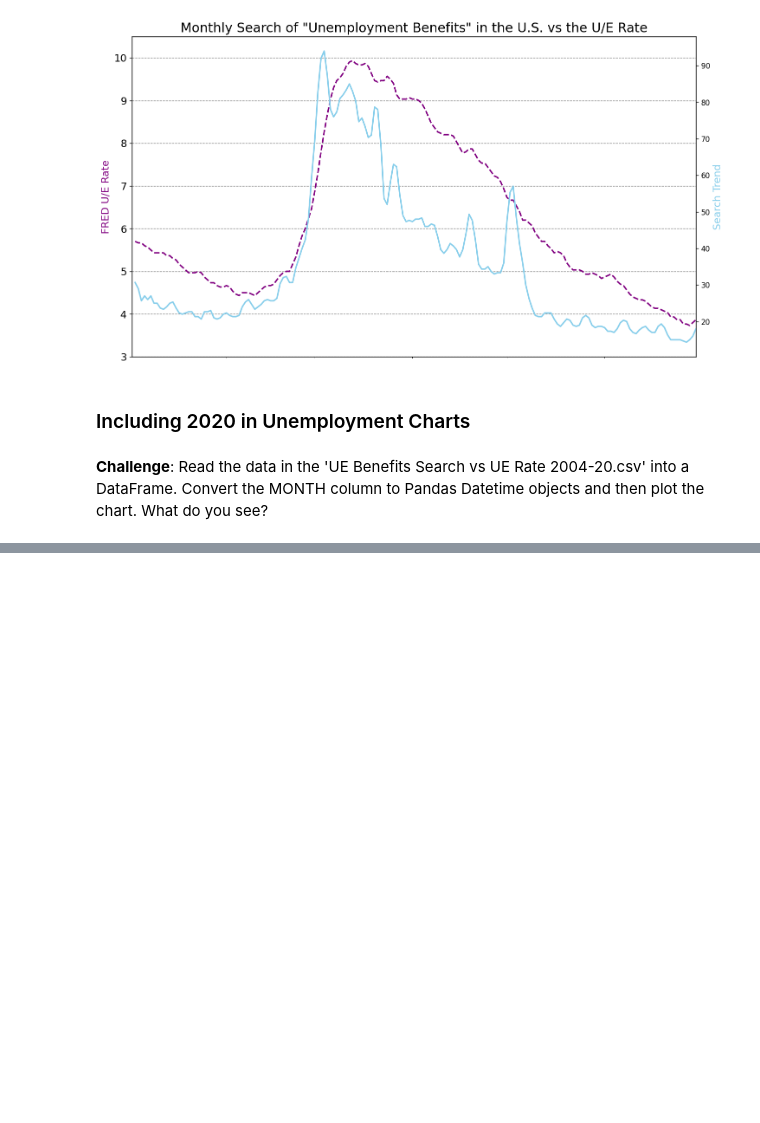
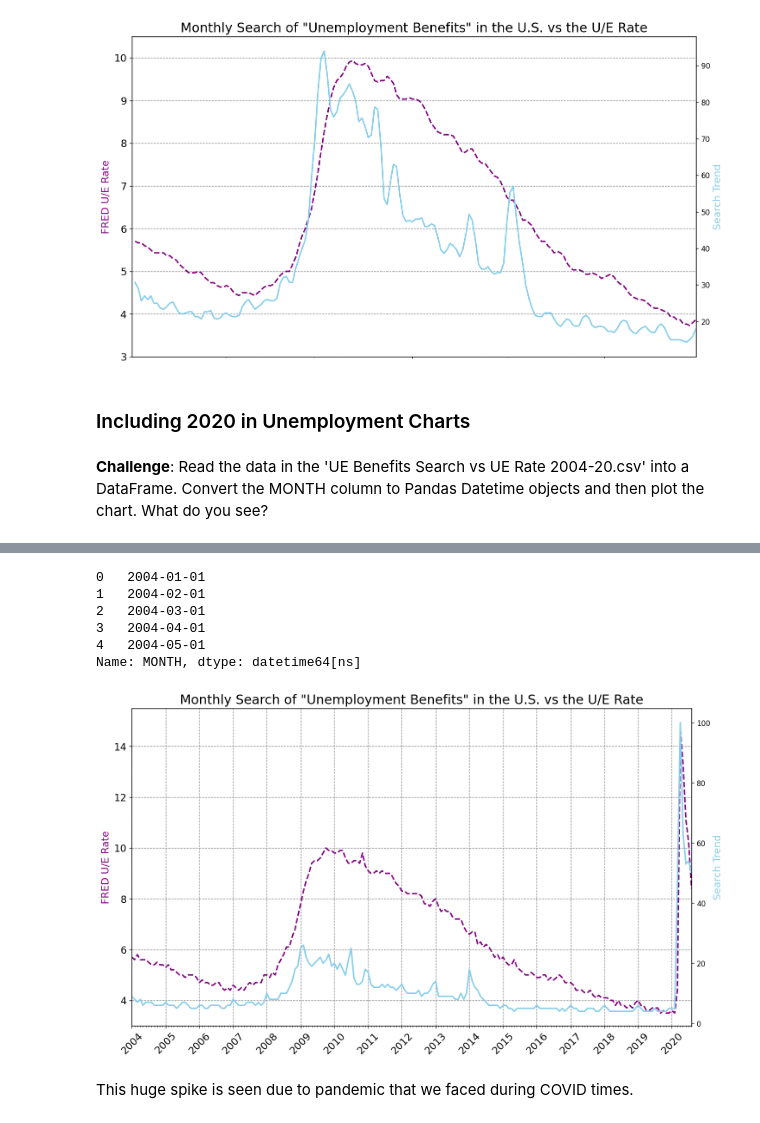
Before and after one commit to keshavpj1711/Python_100-Days, a Jupyter notebook: Advanced/75GoogleTrendsResamplingAndVisualizing/Google Trends and Data Visualisation (start).ipynb, the cells around one changed output, grey strips where cells are left out. Saved outputs shown, nothing was run; the diff lists cells and outputs as text; code cells hidden in the pictures; blank space fills up the shorter version.

Commit message:
analyzing the 2020 data to see the spike of unemployment during COVID

```diff
--- a/Advanced/75GoogleTrendsResamplingAndVisualizing/Google Trends and Data Visualisation (start).ipynb
+++ b/Advanced/75GoogleTrendsResamplingAndVisualizing/Google Trends and Data Visualisation (start).ipynb
@@ -408,3 +408,6 @@ plt.show()
 ### Including 2020 in Unemployment Charts
 # %% [markdown]
 **Challenge**: Read the data in the 'UE Benefits Search vs UE Rate 2004-20.csv' into a DataFrame. Convert the MONTH column to Pandas Datetime objects and then plot the chart. What do you see?
+# %%
+df_unemployment_new = pd.read_csv("UE Benefits Search vs UE Rate 2004-20.csv")
+df_unemployment_new.head()
@@ -410,0 +421,43 @@ plt.show()
+# %%
+df_unemployment_new.MONTH = pd.to_datetime(df_unemployment_new.MONTH)
+df_unemployment_new.MONTH.head()
+# %% [output]
+0   2004-01-01
+1   2004-02-01
+2   2004-03-01
+3   2004-04-01
+4   2004-05-01
+Name: MONTH, dtype: datetime64[ns]
+# %%
+plt.figure(figsize=(14,8), dpi=120)
+plt.title('Monthly Search of "Unemployment Benefits" in the U.S. vs the U/E Rate', fontsize=18)
+plt.yticks(fontsize=14)
+plt.xticks(fontsize=14, rotation=45)
+
+ax1 = plt.gca()
+ax2 = ax1.twinx()
+
+ax1.set_ylabel('FRED U/E Rate', color='purple', fontsize=14)
+ax2.set_ylabel('Search Trend', color='skyblue', fontsize=14)
+
+ax1.xaxis.set_major_locator(years)
+ax1.xaxis.set_major_formatter(years_fmt)
+ax1.xaxis.set_minor_locator(months)
+
+ax1.set_ylim(bottom=3, top=15.5)
+ax1.set_xlim([df_unemployment_new.MONTH.min(), df_unemployment_new.MONTH.max()])
+
+# Show the grid lines as dark grey lines
+ax1.grid(color='grey', linestyle='--')
+
+# Plotting the dataset used
+ax1.plot(df_unemployment_new.MONTH, df_unemployment_new.UNRATE,
+          color='purple', linewidth=2, linestyle='--')
+ax2.plot(df_unemployment_new.MONTH, df_unemployment_new.UE_BENEFITS_WEB_SEARCH,
+          color='skyblue', linewidth=2)
+
+plt.show()
+# %% [output]
+[figure, added]
+# %% [markdown]
+This huge spike is seen due to pandemic that we faced during COVID times.
```
Also changed, not shown: parts of 1 cell of this notebook.
